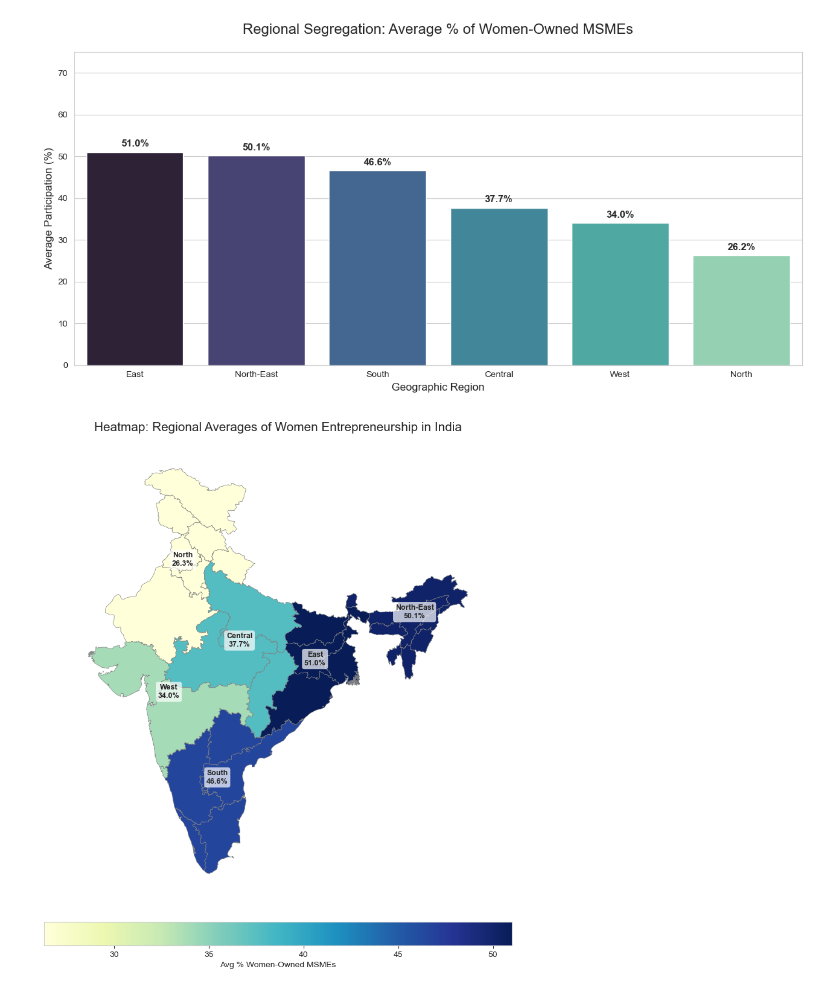
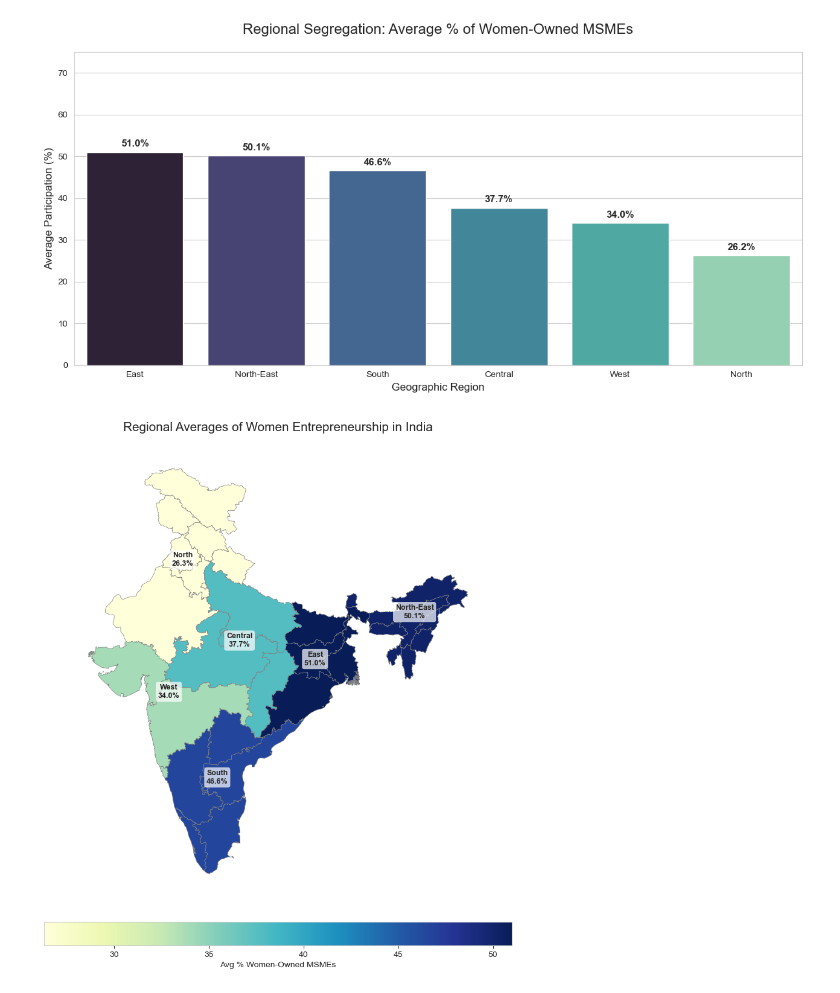
Before and after one commit to tajveer-31/women_entrepreneurship-_in_India, a Jupyter notebook: insights.ipynb, the cells around one changed output. Cells and saved outputs as stored; diff of their text form; code cells hidden in the pictures.

```diff
--- a/insights.ipynb
+++ b/insights.ipynb
@@ -170,32 +170,32 @@ india_map['name'] = india_map['name'].str.strip()
 india_map['Region'] = india_map['name'].map(region_map)
 india_map['Avg_Percent'] = india_map['Region'].map(region_data)
 
 # 5. Handle Dissolve (Crucial for regional labels)
 regional_boundaries = india_map.dissolve(by='Region')
 
 # 6. Plotting
 fig, ax = plt.subplots(1, 1, figsize=(10, 12))
 
 # Plot base map
 india_map.plot(column='Avg_Percent', ax=ax, legend=True,
                legend_kwds={'label': "Avg % Women-Owned MSMEs",
                             'orientation': "horizontal",
                             'pad': 0.05},
                cmap='YlGnBu', edgecolor='0.5', linewidth=0.5)
 
 # 7. Add Labels on Regional Centroids
 for idx, row in regional_boundaries.iterrows():
     # Only label if idx (Region name) is not NaN
     if pd.notna(idx):
         centroid = row.geometry.centroid
         percentage = row['Avg_Percent']
 
         ax.text(centroid.x, centroid.y, f"{idx}\n{percentage}%",
                 fontsize=9, fontweight='bold', ha='center',
                 bbox=dict(facecolor='white', alpha=0.7, edgecolor='none', boxstyle='round,pad=0.3'))
 
-plt.title('Heatmap: Regional Averages of Women Entrepreneurship in India', fontsize=15, pad=20)
+plt.title('Regional Averages of Women Entrepreneurship in India', fontsize=15, pad=20)
 ax.axis('off')
 plt.show()
 # %% [output]
-[figure, old version]
+[figure, new version]
```
